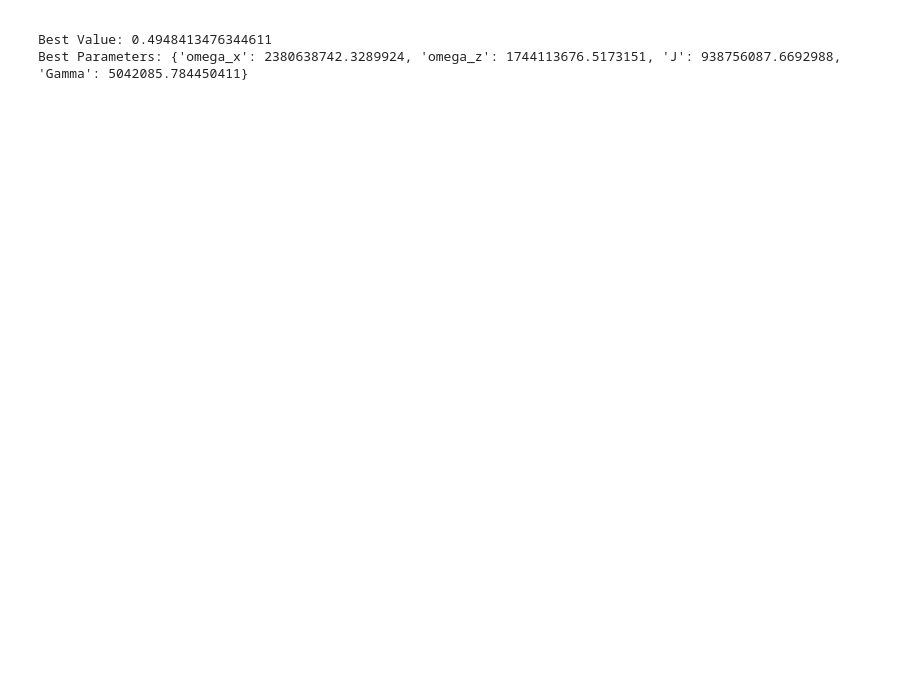
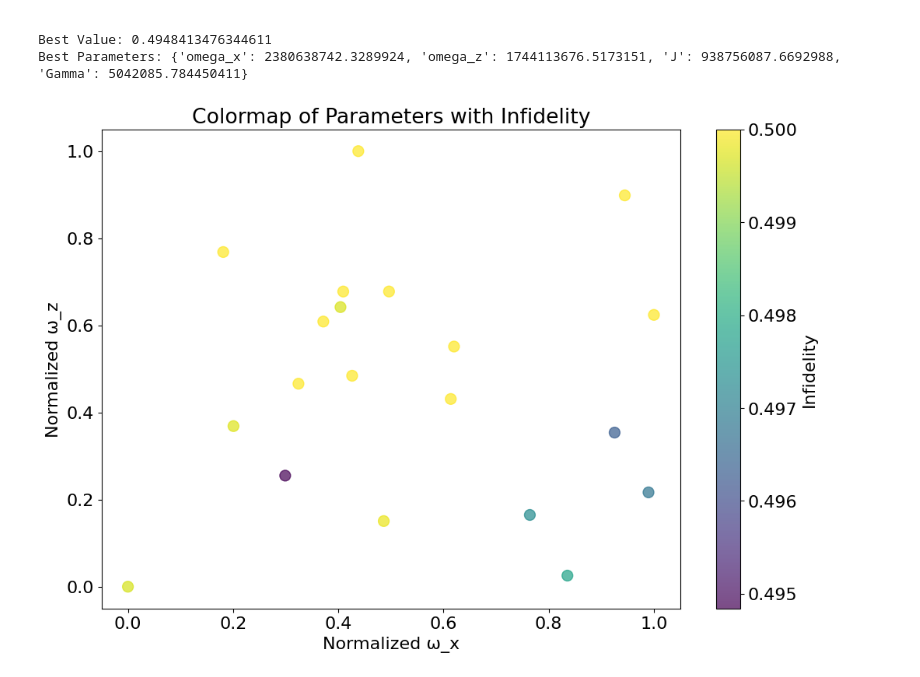
Before and after one commit to isadays/Lindblad_equation, a Jupyter notebook: Lindblad_equationdev.ipynb, the cells around one changed output. Cells and saved outputs as stored; diff of their text form; code cells hidden in the pictures; blank space fills up the shorter version.

Commit message:
plotting the parameters

```diff
--- a/Lindblad_equationdev.ipynb
+++ b/Lindblad_equationdev.ipynb
@@ -230,0 +278,17 @@ Best Parameters: {'omega_x': 2380638742.3289924, 'omega_z': 1744113676.5173151,
+# %%
+fig, ax = plt.subplots(figsize=(12, 8))
+
+sc = ax.scatter(df_normalized['omega_x'], df_normalized['omega_z'],
+                c=df['Infidelity'], cmap='viridis', s=100, alpha=0.7, label='Infidelity')
+
+cbar = plt.colorbar(sc, ax=ax, label='Infidelity')
+
+# Label axes
+ax.set_xlabel('Normalized ω_x')
+ax.set_ylabel('Normalized ω_z')
+ax.set_title('Colormap of Parameters with Infidelity')
+
+
+plt.show()
+# %% [output]
+[figure, added]
```
Also changed, not shown: parts of 1 cell of this notebook.
